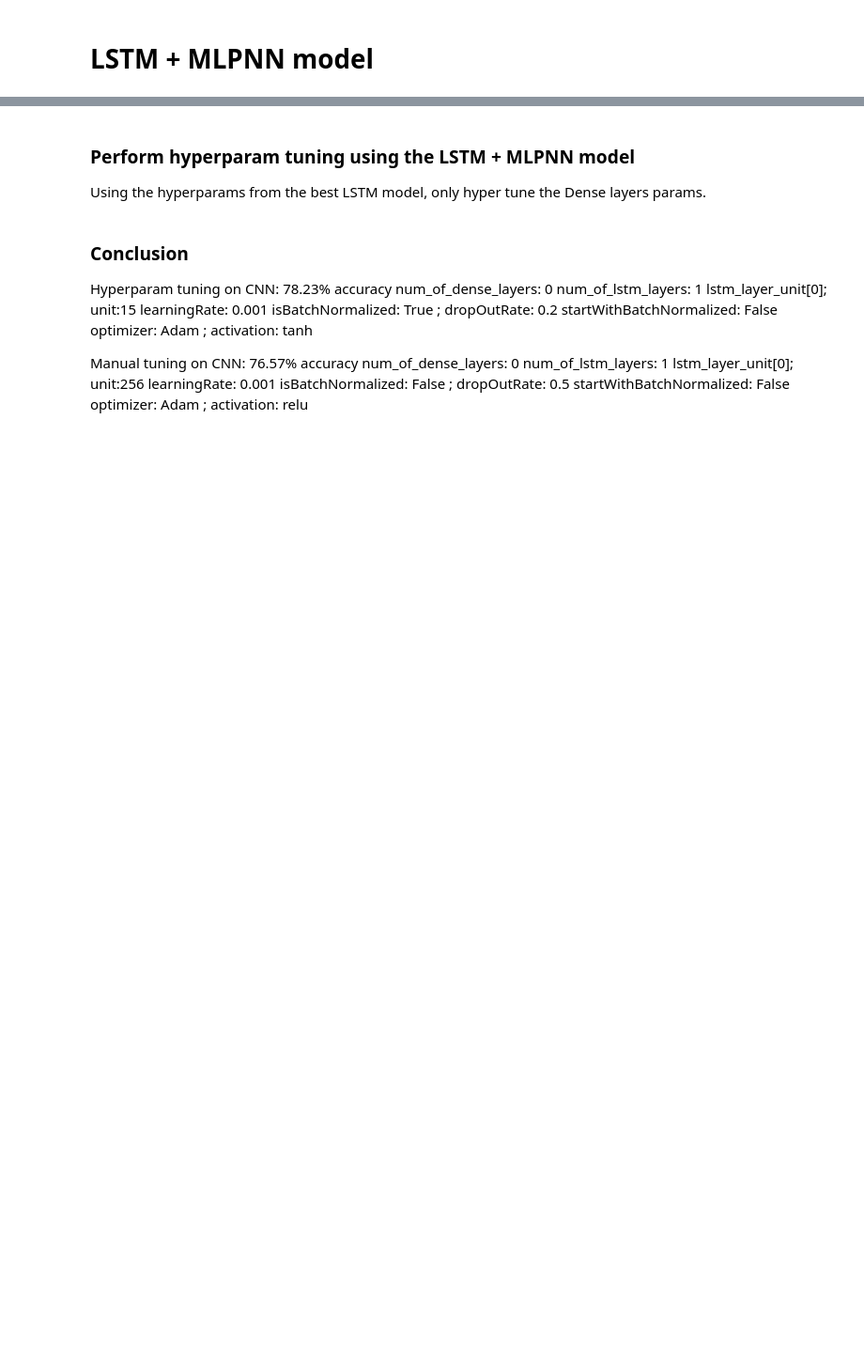
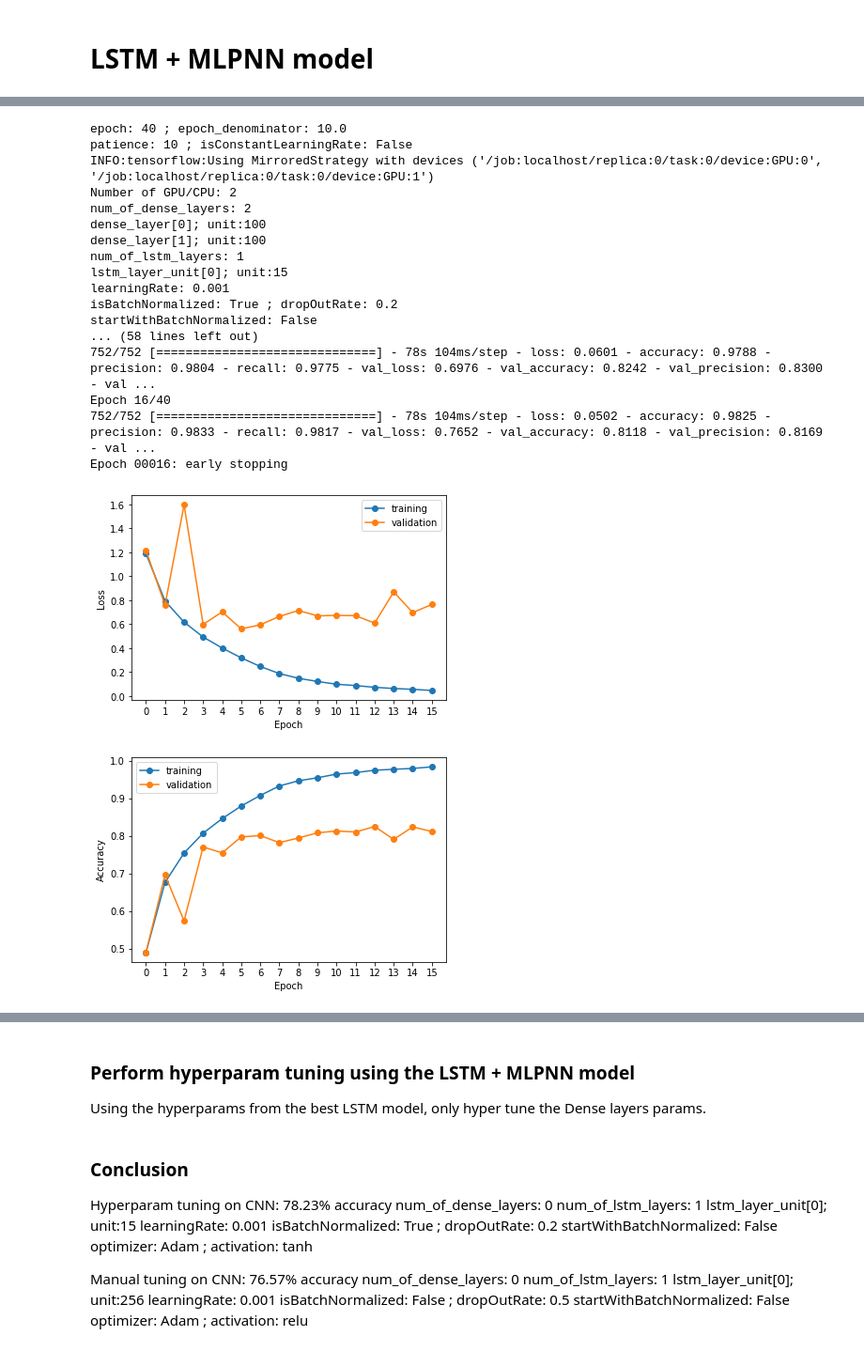
Before and after one commit to ronaldlee/eeg-feature-generation, a Jupyter notebook: final/LSTM_MLPNN_model_on_GAMEEMO_features_dataset.ipynb, the cells around one changed output, grey strips where cells are left out. Shown: that part at 94% size. Cells and saved outputs as stored; diff of their text form; code cells hidden in the pictures; blank space fills up the shorter version.

```diff
--- a/final/LSTM_MLPNN_model_on_GAMEEMO_features_dataset.ipynb
+++ b/final/LSTM_MLPNN_model_on_GAMEEMO_features_dataset.ipynb
@@ -239,0 +344,28 @@ train_and_test_model(train_dataset, validate_dataset, X_train, save_to= './', ep
+# %%
+train_and_test_model(train_dataset, validate_dataset, X_train, save_to= './', epoch = 40,
+                     dense_layers_unit_array=[100,100], learningRate=0.001,
+                     startWithBatchNormalized=False, optimizer="Adam",dropOutRate=0.2,
+                     activation="relu",
+                     lstm_layers_unit_array=[15],
+                     isBatchNormalized=True
+                    )
+# %% [output]
+epoch: 40 ; epoch_denominator: 10.0
+patience: 10 ; isConstantLearningRate: False
+INFO:tensorflow:Using MirroredStrategy with devices ('/job:localhost/replica:0/task:0/device:GPU:0', '/job:localhost/replica:0/task:0/device:GPU:1')
+Number of GPU/CPU: 2
+num_of_dense_layers: 2
+dense_layer[0]; unit:100
+dense_layer[1]; unit:100
+num_of_lstm_layers: 1
+lstm_layer_unit[0]; unit:15
+learningRate: 0.001
+isBatchNormalized: True ; dropOutRate: 0.2
+startWithBatchNormalized: False
+... (58 lines left out)
+752/752 [==============================] - 78s 104ms/step - loss: 0.0601 - accuracy: 0.9788 - precision: 0.9804 - recall: 0.9775 - val_loss: 0.6976 - val_accuracy: 0.8242 - val_precision: 0.8300 - val ...
+Epoch 16/40
+752/752 [==============================] - 78s 104ms/step - loss: 0.0502 - accuracy: 0.9825 - precision: 0.9833 - recall: 0.9817 - val_loss: 0.7652 - val_accuracy: 0.8118 - val_precision: 0.8169 - val ...
+Epoch 00016: early stopping
+[figure, added]
+[figure, added]
```
Also changed, not shown: parts of 10 cells of this notebook, 2 other files.
